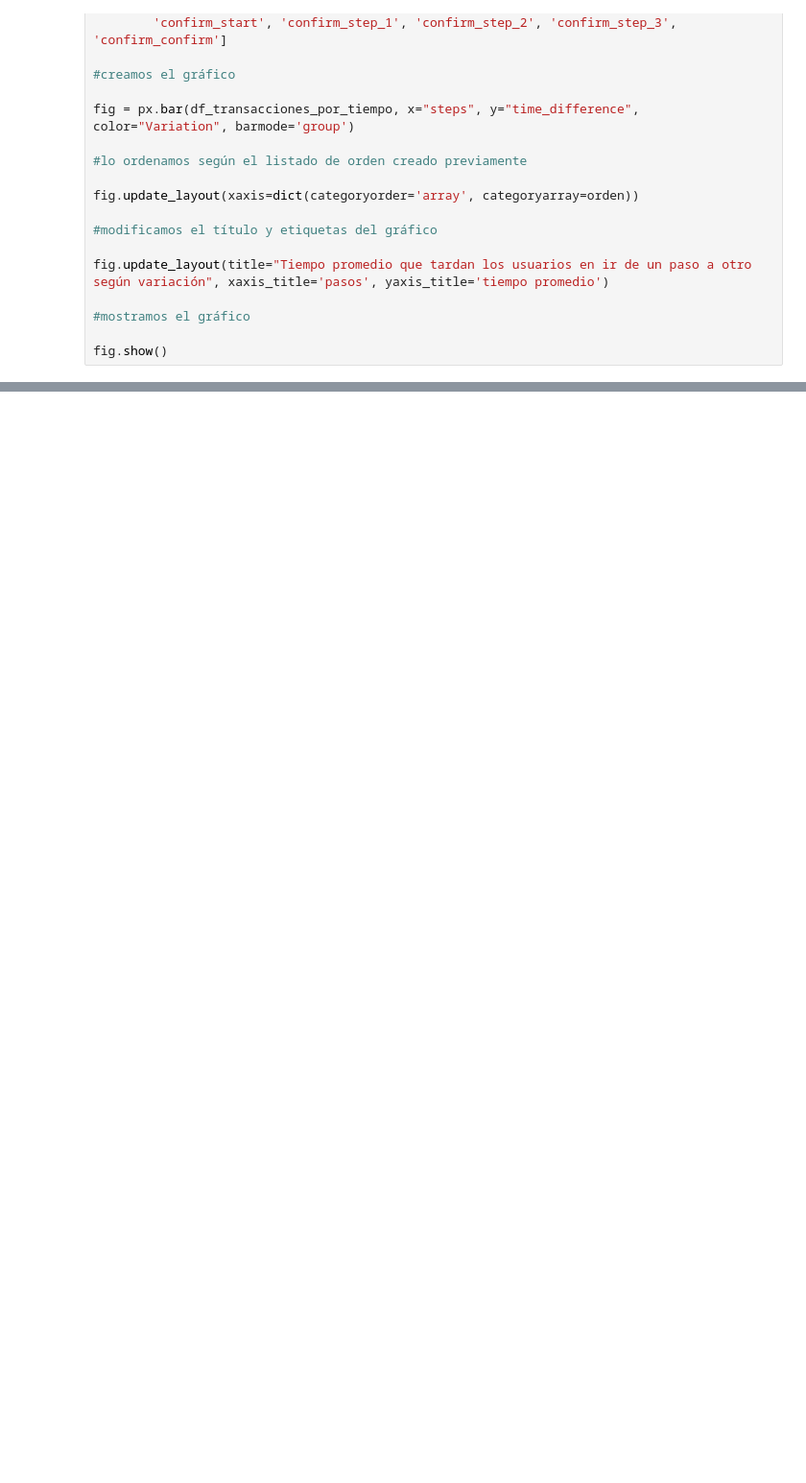
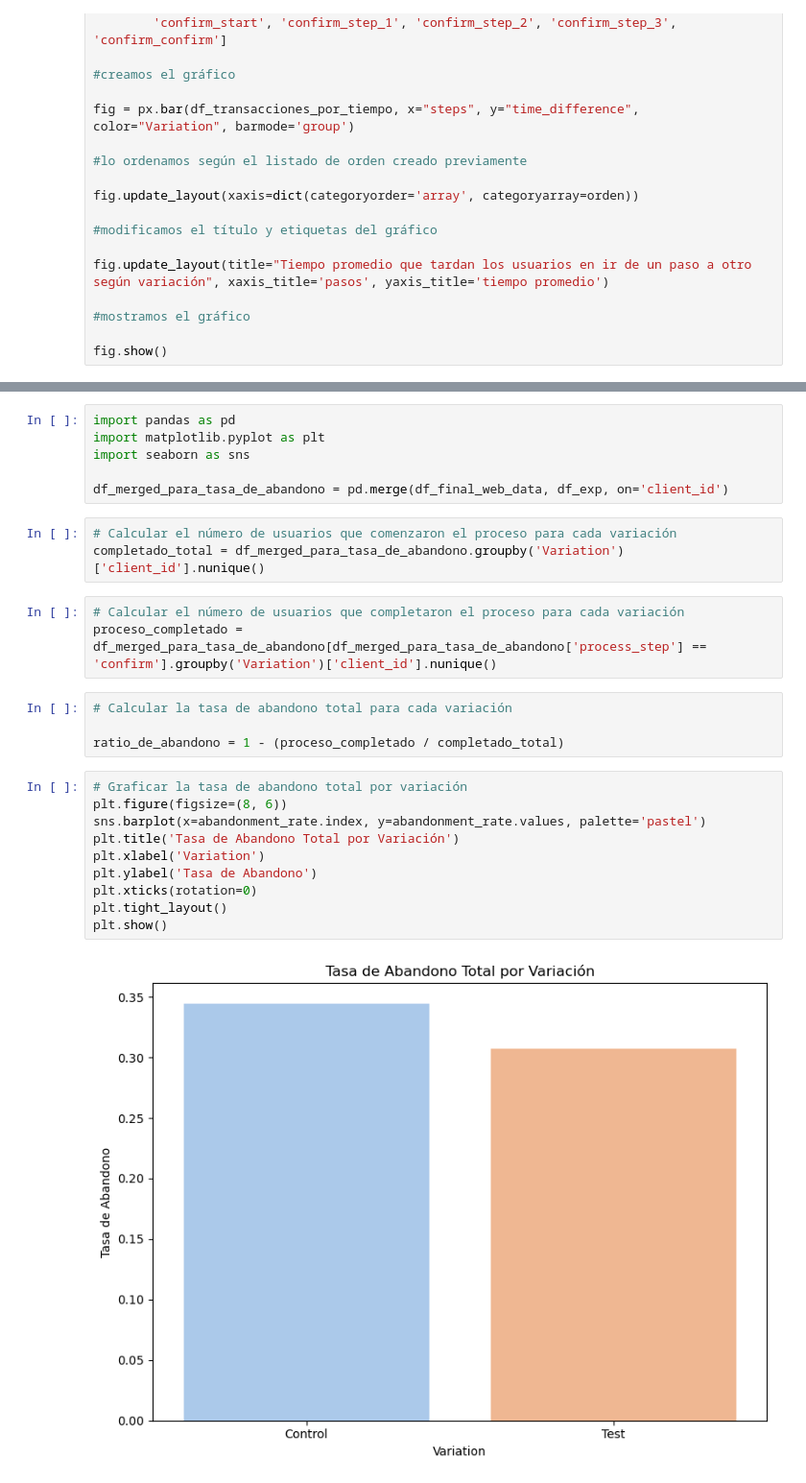
Before and after one commit to alicia-perez-diez/vanguard, a Jupyter notebook: notebooks/main.ipynb, the cells around one changed output, grey strips where cells are left out. Shown at 96% size. Cells and saved outputs as stored; diff of their text form; blank space fills up the shorter version.

```diff
--- a/notebooks/main.ipynb
+++ b/notebooks/main.ipynb
@@ -865,0 +949,28 @@ df_exp
+# %%
+import pandas as pd
+import matplotlib.pyplot as plt
+import seaborn as sns
+
+df_merged_para_tasa_de_abandono = pd.merge(df_final_web_data, df_exp, on='client_id')
+# %%
+# Calcular el número de usuarios que comenzaron el proceso para cada variación
+completado_total = df_merged_para_tasa_de_abandono.groupby('Variation')['client_id'].nunique()
+# %%
+# Calcular el número de usuarios que completaron el proceso para cada variación
+proceso_completado = df_merged_para_tasa_de_abandono[df_merged_para_tasa_de_abandono['process_step'] == 'confirm'].groupby('Variation')['client_id'].nunique()
+# %%
+# Calcular la tasa de abandono total para cada variación
+
+ratio_de_abandono = 1 - (proceso_completado / completado_total)
+# %%
+# Graficar la tasa de abandono total por variación
+plt.figure(figsize=(8, 6))
+sns.barplot(x=abandonment_rate.index, y=abandonment_rate.values, palette='pastel')
+plt.title('Tasa de Abandono Total por Variación')
+plt.xlabel('Variation')
+plt.ylabel('Tasa de Abandono')
+plt.xticks(rotation=0)
+plt.tight_layout()
+plt.show()
+# %% [output]
+[figure, added]
```
Also changed, not shown: parts of 37 cells of this notebook.
